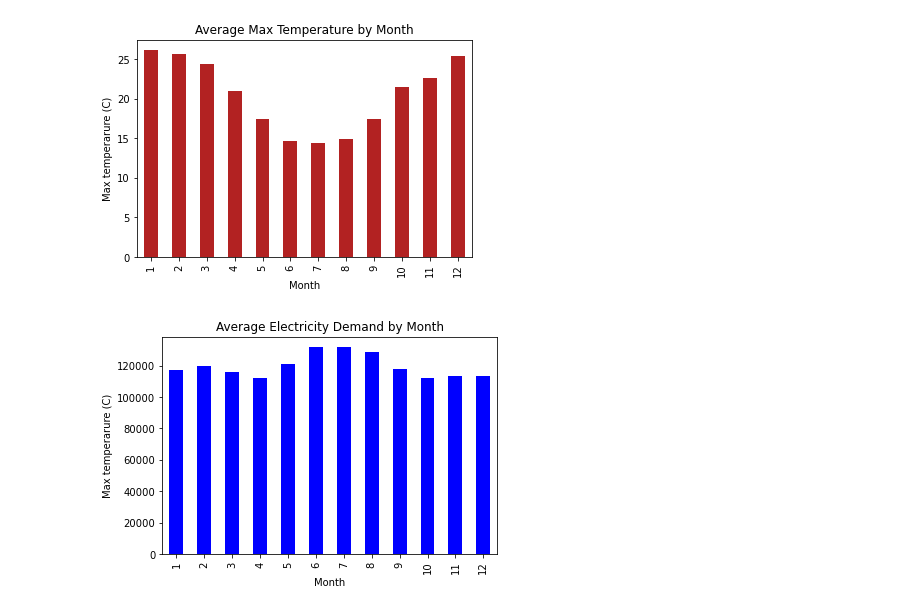
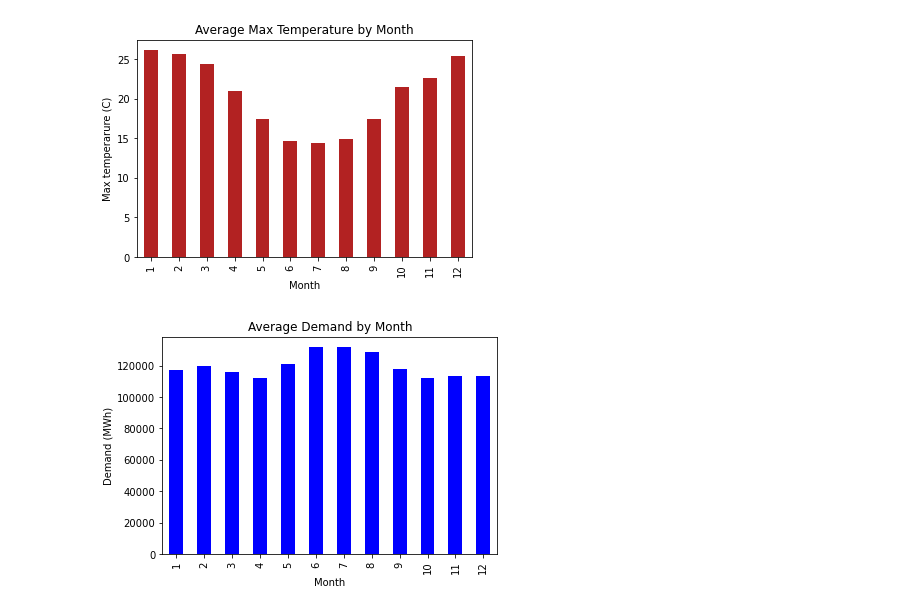
Before and after one commit to AThompson7/Project-1, a Jupyter notebook: electricity.ipynb, the cells around one changed output. Cells and saved outputs as stored; diff of their text form; code cells hidden in the pictures.

```diff
--- a/electricity.ipynb
+++ b/electricity.ipynb
@@ -485,9 +497,9 @@ plt.show()
 [figure]
 # %%
 demand_average_plot = demand_average_by_month.plot.bar(color="Blue")
-plt.title("Average Electricity Demand by Month")
+plt.title("Average Demand by Month")
 plt.xlabel("Month")
-plt.ylabel("Max temperarure (C)")
+plt.ylabel("Demand (MWh)")
 plt.show()
 # %% [output]
-[figure, old version]
+[figure, new version]
```
Also changed, not shown: parts of 4 cells of this notebook.
